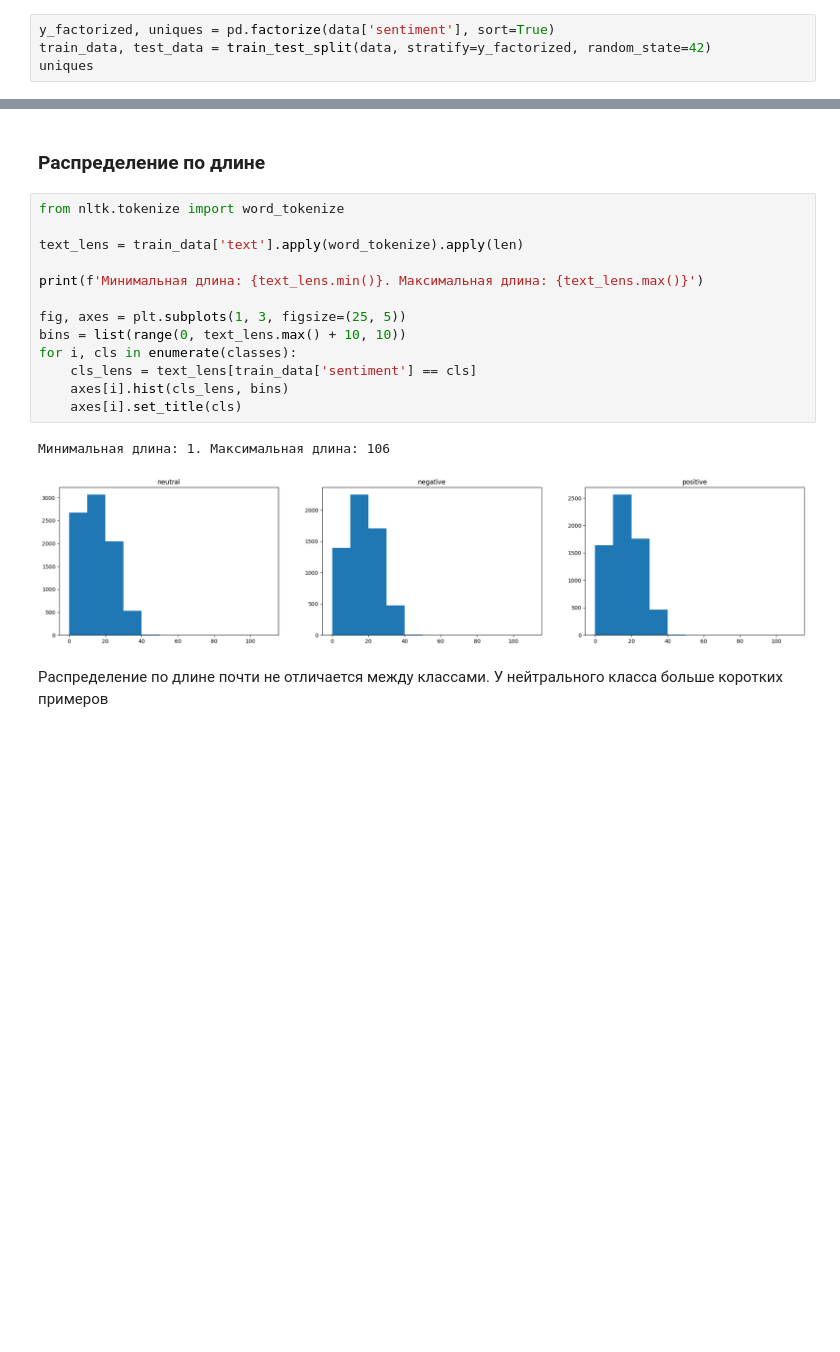
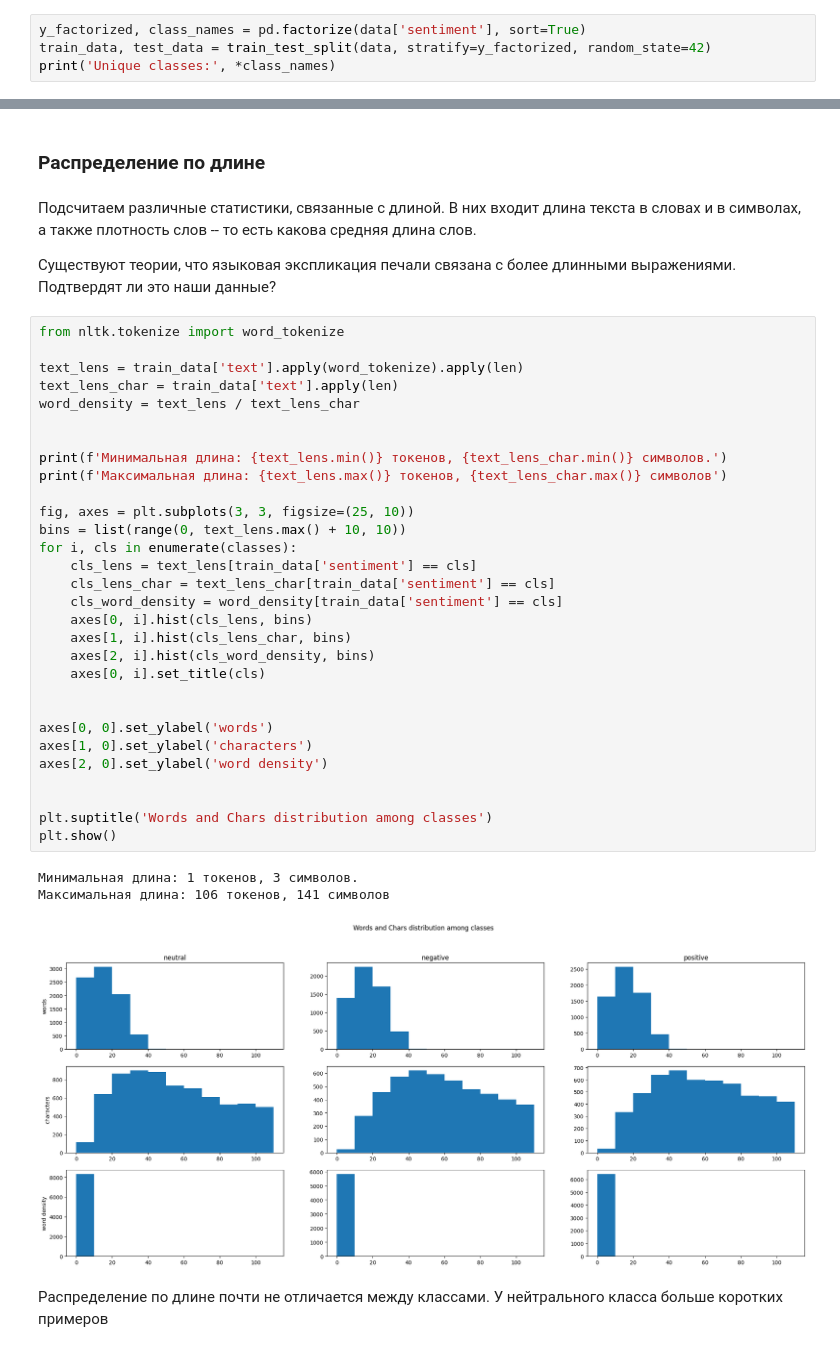
Before and after one commit to AlexSidDev/NLP_HW1, a Jupyter notebook: HW1.ipynb, the cells around one changed output, grey strips where cells are left out. Saved outputs shown, nothing was run; the diff lists cells and outputs as text; blank space fills up the shorter version.

```diff
--- a/HW1.ipynb
+++ b/HW1.ipynb
@@ -52,5 +77,5 @@ memory usage: 429.5+ KB
 # %%
-y_factorized, uniques = pd.factorize(data['sentiment'], sort=True)
+y_factorized, class_names = pd.factorize(data['sentiment'], sort=True)
 train_data, test_data = train_test_split(data, stratify=y_factorized, random_state=42)
-uniques
+print('Unique classes:', *class_names)
 # %% [output]
@@ -106,20 +135,43 @@ plt.show()
 # %% [markdown]
 ### Распределение по длине
+# %% [markdown]
+Подсчитаем различные статистики, связанные с длиной.
+В них входит длина текста в словах и в символах, а также плотность слов -- то есть какова средняя длина слов.
+
+Существуют теории, что языковая экспликация печали связана с более длинными выражениями. Подтвердят ли это наши данные?
 # %%
 from nltk.tokenize import word_tokenize
 
 text_lens = train_data['text'].apply(word_tokenize).apply(len)
+text_lens_char = train_data['text'].apply(len)
+word_density = text_lens / text_lens_char
 
-print(f'Минимальная длина: {text_lens.min()}. Максимальная длина: {text_lens.max()}')
 
-fig, axes = plt.subplots(1, 3, figsize=(25, 5))
+print(f'Минимальная длина: {text_lens.min()} токенов, {text_lens_char.min()} символов.')
+print(f'Максимальная длина: {text_lens.max()} токенов, {text_lens_char.max()} символов')
+
+fig, axes = plt.subplots(3, 3, figsize=(25, 10))
 bins = list(range(0, text_lens.max() + 10, 10))
 for i, cls in enumerate(classes):
     cls_lens = text_lens[train_data['sentiment'] == cls]
-    axes[i].hist(cls_lens, bins)
-    axes[i].set_title(cls)
+    cls_lens_char = text_lens_char[train_data['sentiment'] == cls]
+    cls_word_density = word_density[train_data['sentiment'] == cls]
+    axes[0, i].hist(cls_lens, bins)
+    axes[1, i].hist(cls_lens_char, bins)
+    axes[2, i].hist(cls_word_density, bins)
+    axes[0, i].set_title(cls)
+
+
+axes[0, 0].set_ylabel('words')
+axes[1, 0].set_ylabel('characters')
+axes[2, 0].set_ylabel('word density')
+
+
+plt.suptitle('Words and Chars distribution among classes')
+plt.show()
 # %% [output]
-Минимальная длина: 1. Максимальная длина: 106
+Минимальная длина: 1 токенов, 3 символов.
+Максимальная длина: 106 токенов, 141 символов
-[figure, old version]
+[figure, new version]
 # %% [markdown]
 Распределение по длине почти не отличается между классами. У нейтрального класса больше коротких примеров
```
Also changed, not shown: parts of 79 cells of this notebook, 7 other files.
